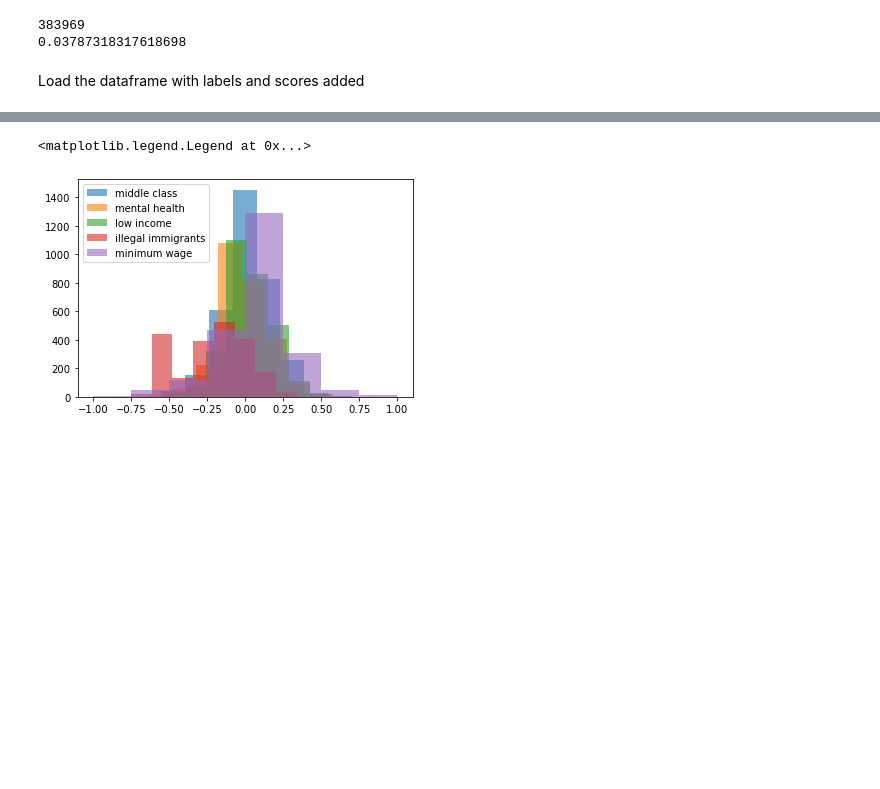
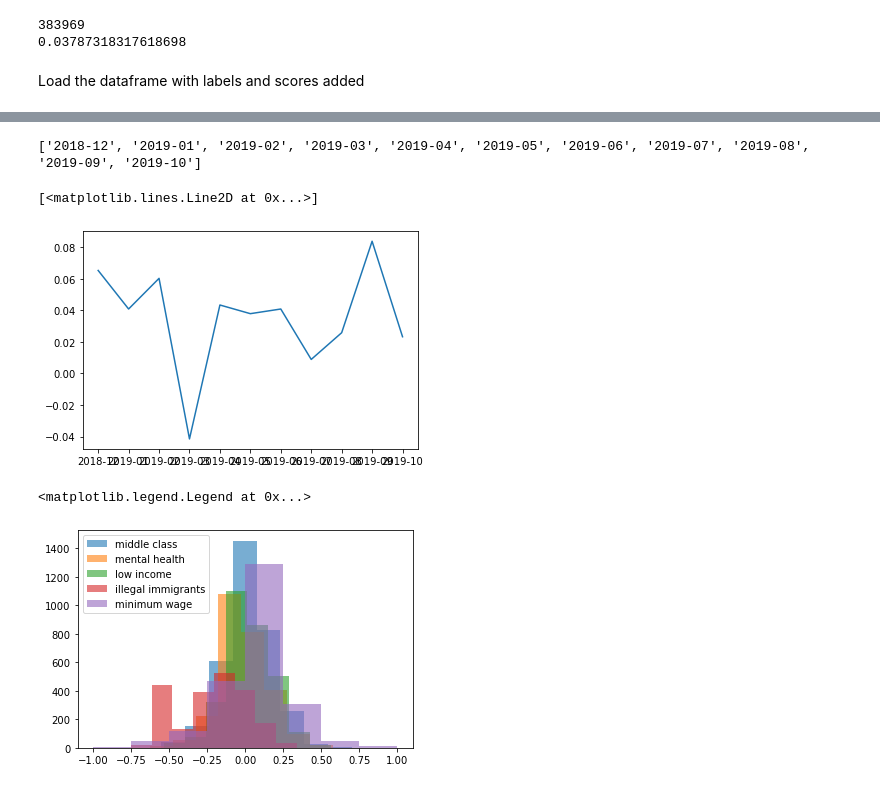
Before and after one commit to angelxie2442/Medicaid, a Jupyter notebook: medicaid/content_analysis.ipynb, the cells around one changed output, grey strips where cells are left out. Cells and saved outputs as stored; diff of their text form; code cells hidden in the pictures; blank space fills up the shorter version.

```diff
--- a/medicaid/content_analysis.ipynb
+++ b/medicaid/content_analysis.ipynb
@@ -272,0 +269,4 @@ min(df['time'])
+# %%
+df['yr_month'] = df['time'].apply(lambda x:x[:7])
+df['yr_month_day'] =df['time'].apply(lambda x:x[:10])
+df.head(2)
@@ -273,3 +278,16 @@ min(df['time'])
+# %%
+df1=df[df['planned parenthood']==1]
+x1=list(df1.groupby(['yr_month']).groups.keys())
+print(x1)
+y1=[]
+for xx1 in x1:
+    subset=df1[df1['yr_month']==xx1]
+    y1.append((subset['polarity']).mean())
+plt.plot(x1,y1)
+# %% [output]
+['2018-12', '2019-01', '2019-02', '2019-03', '2019-04', '2019-05', '2019-06', '2019-07', '2019-08', '2019-09', '2019-10']
+[<matplotlib.lines.Line2D at 0x...>]
+[figure, added]
 # %%
 plt.plot_date(df['time'], df['subjectivity'])
 # %%
```
Also changed, not shown: parts of 3 cells of this notebook.
